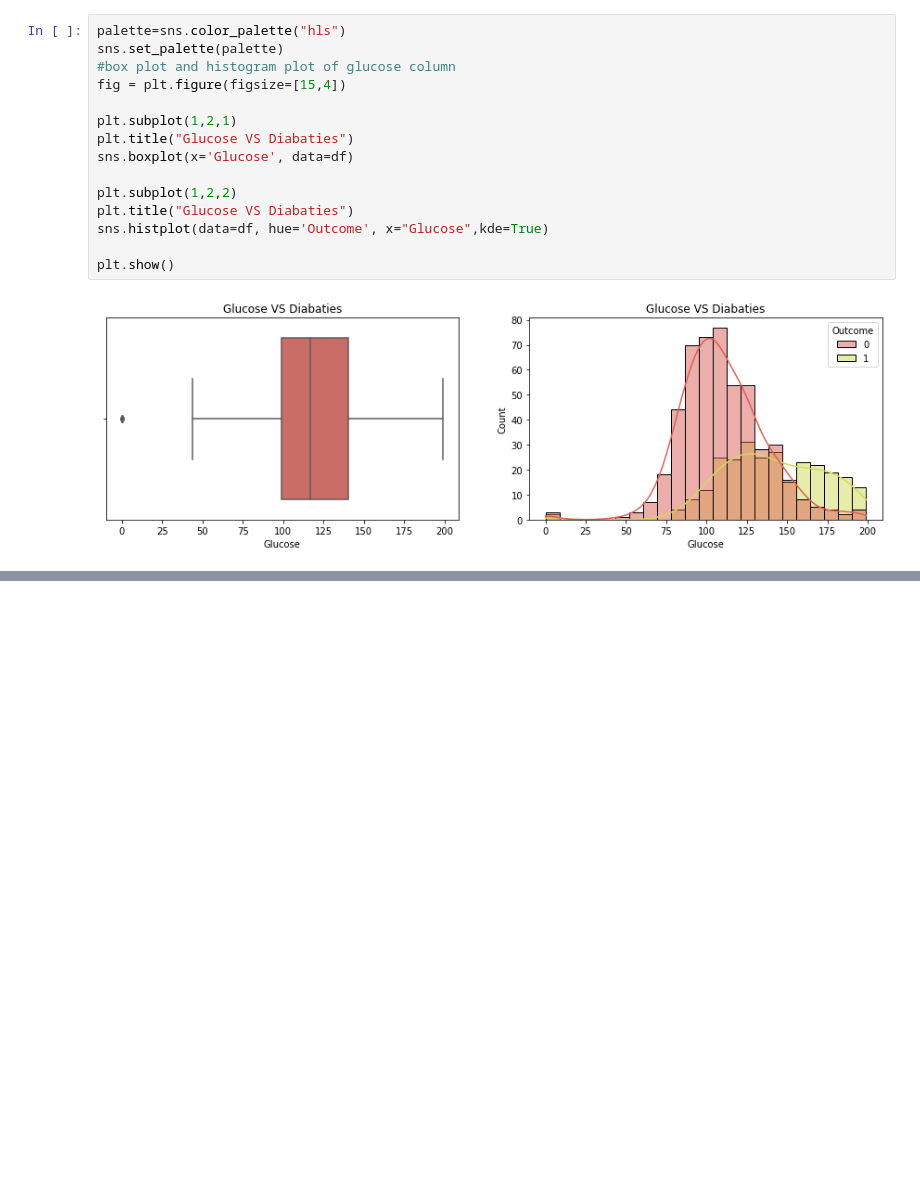
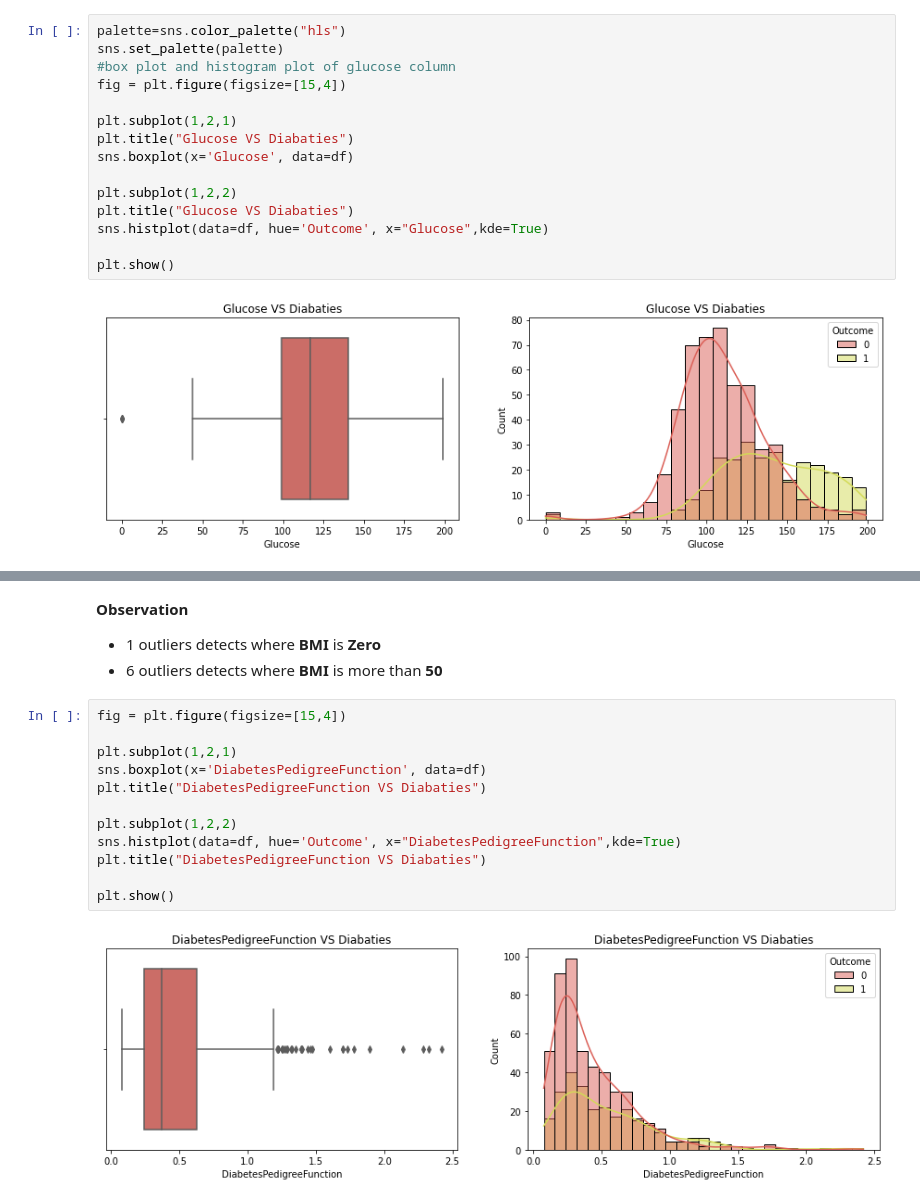
Before and after one commit to Sialsanwal/Data-Science, a Jupyter notebook: Diabaties EDA.ipynb, the cells around one changed output, grey strips where cells are left out. Cells and saved outputs as stored; diff of their text form; blank space fills up the shorter version.

```diff
--- a/Diabaties EDA.ipynb
+++ b/Diabaties EDA.ipynb
@@ -281,0 +271,18 @@ plt.show()
+# %% [markdown]
+**Observation**
+- 1 outliers detects where **BMI** is **Zero**
+- 6 outliers detects where **BMI** is more than **50**
+# %%
+fig = plt.figure(figsize=[15,4])
+
+plt.subplot(1,2,1)
+sns.boxplot(x='DiabetesPedigreeFunction', data=df)
+plt.title("DiabetesPedigreeFunction VS Diabaties")
+
+plt.subplot(1,2,2)
+sns.histplot(data=df, hue='Outcome', x="DiabetesPedigreeFunction",kde=True)
+plt.title("DiabetesPedigreeFunction VS Diabaties")
+
+plt.show()
+# %% [output]
+[figure, added]
```
Also changed, not shown: parts of 35 cells of this notebook.
